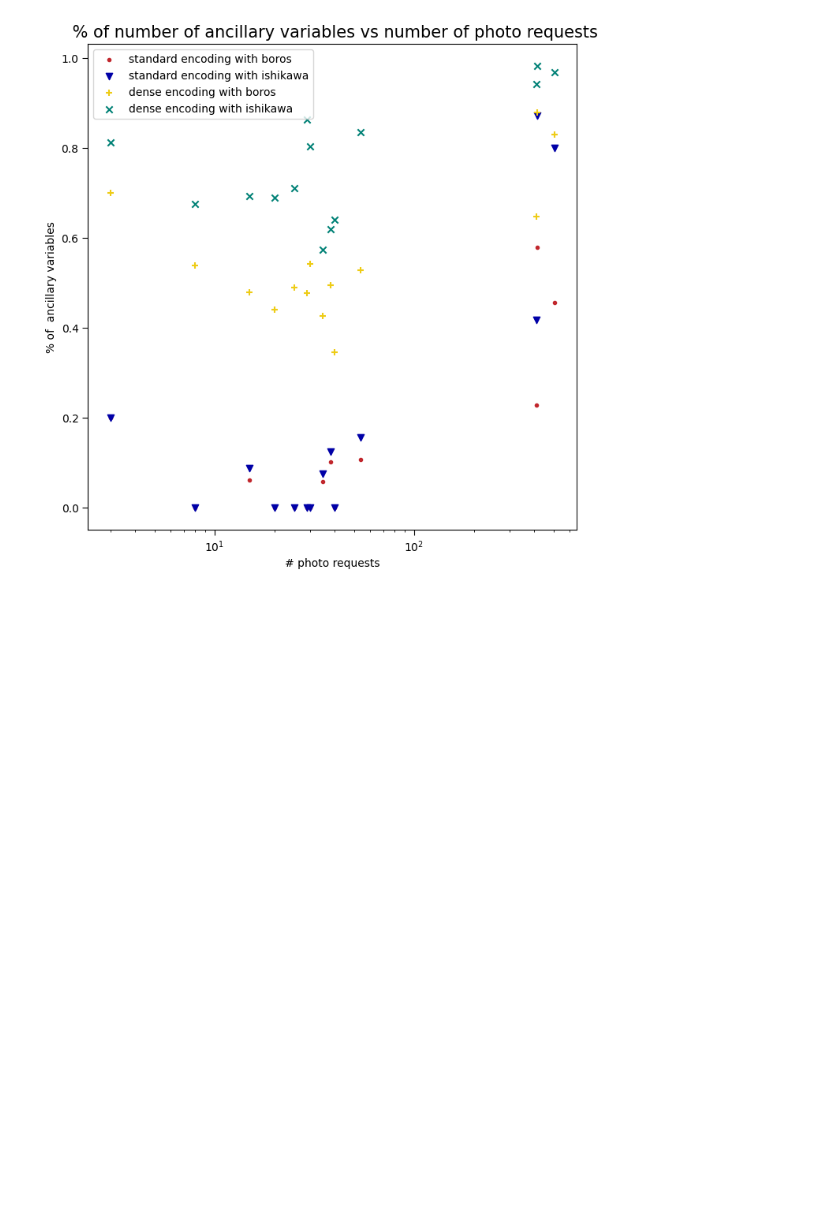
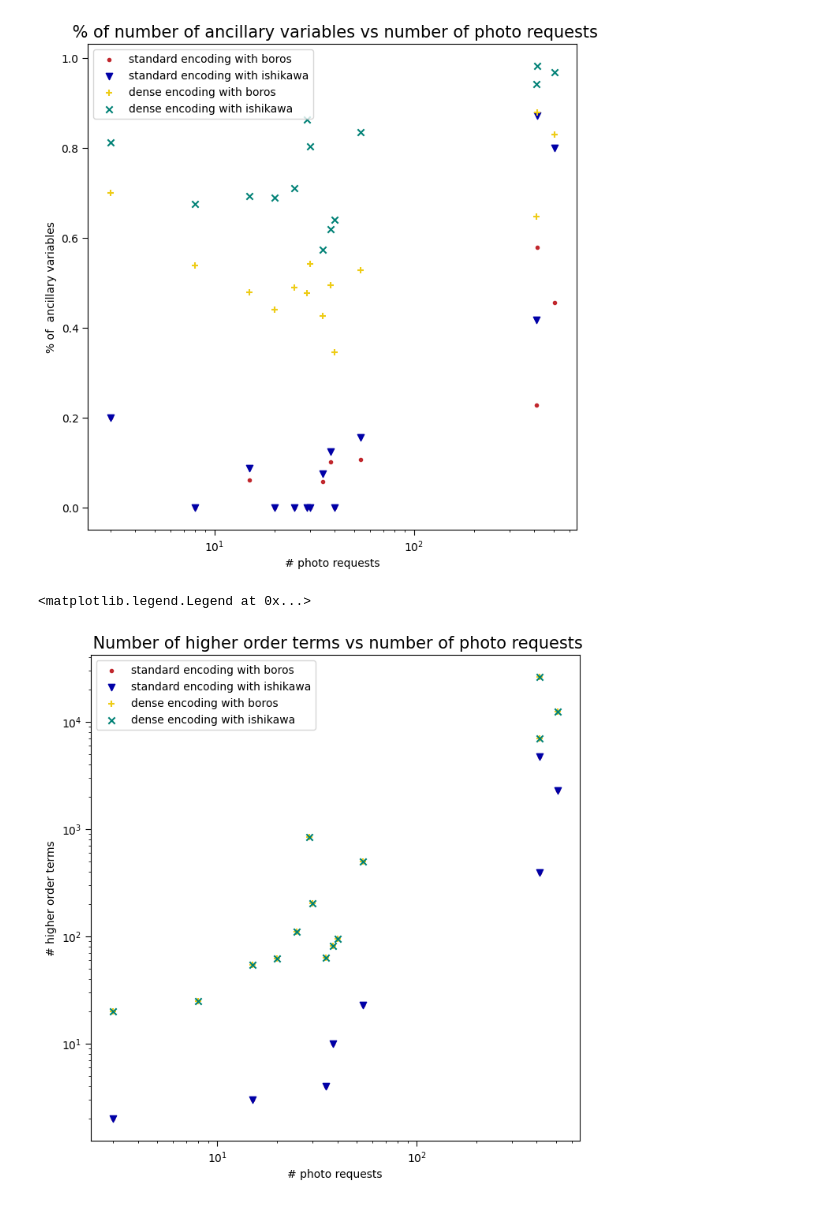
Before and after one commit to GiacomoFrn/QUBO-optimization, a Jupyter notebook: Benchmarking.ipynb, the cells around one changed output. Drawn from its saved outputs; the diff is of its cells as text; code cells hidden in the pictures; blank space fills up the shorter version.

```diff
--- a/Benchmarking.ipynb
+++ b/Benchmarking.ipynb
@@ -237,3 +184,31 @@ ax.legend()
 # %% [output]
 <matplotlib.legend.Legend at 0x...>
 [figure]
+# %%
+plots = ['total', 'original', 'ancillary']
+fig, ax = plt.subplots(figsize=(8, 8))
+
+ax.set_title(f" Number of higher order terms vs number of photo requests", fontsize=15)
+ax.set_xlabel("# photo requests",     fontsize=10)
+ax.set_ylabel(f"# higher order terms", fontsize=10)
+ax.set_xscale('log')
+ax.set_yscale('log')
+ax.tick_params(axis="both", which="major", labelsize=10, length=5)
+ax.grid
+
+j = 0
+for encoding in encodings:
+    for ho_method in ho_methods:
+        ax.scatter(
+            benchmark_df[(benchmark_df['encoding']==encoding) & (benchmark_df['ho_method']==ho_method)]['n_requests'],
+            benchmark_df[(benchmark_df['encoding']==encoding) & (benchmark_df['ho_method']==ho_method)]['n_ho_terms'],
+            marker = markers[j],
+            color = colors[j],
+            label = f"{encoding} encoding with {ho_method}"
+        )
+        j = j+1
+
+ax.legend()
+# %% [output]
+<matplotlib.legend.Legend at 0x...>
+[figure, added]
```
Also changed, not shown: parts of 5 cells of this notebook.
